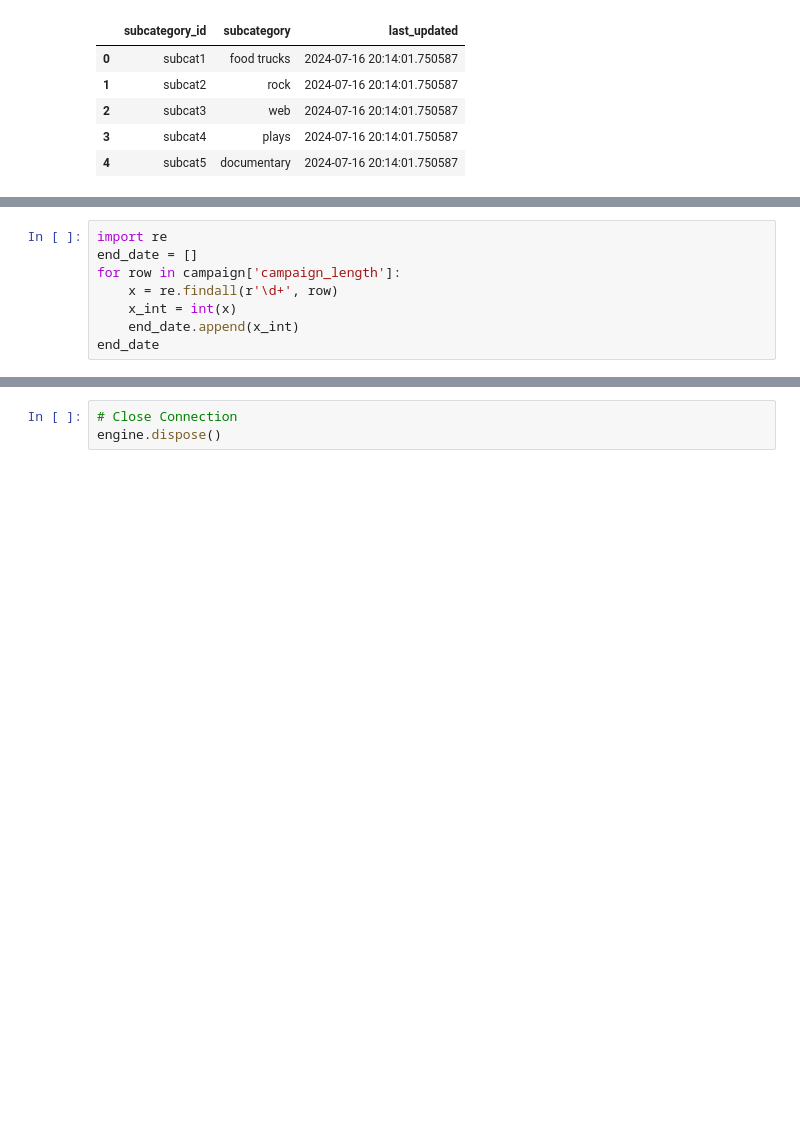
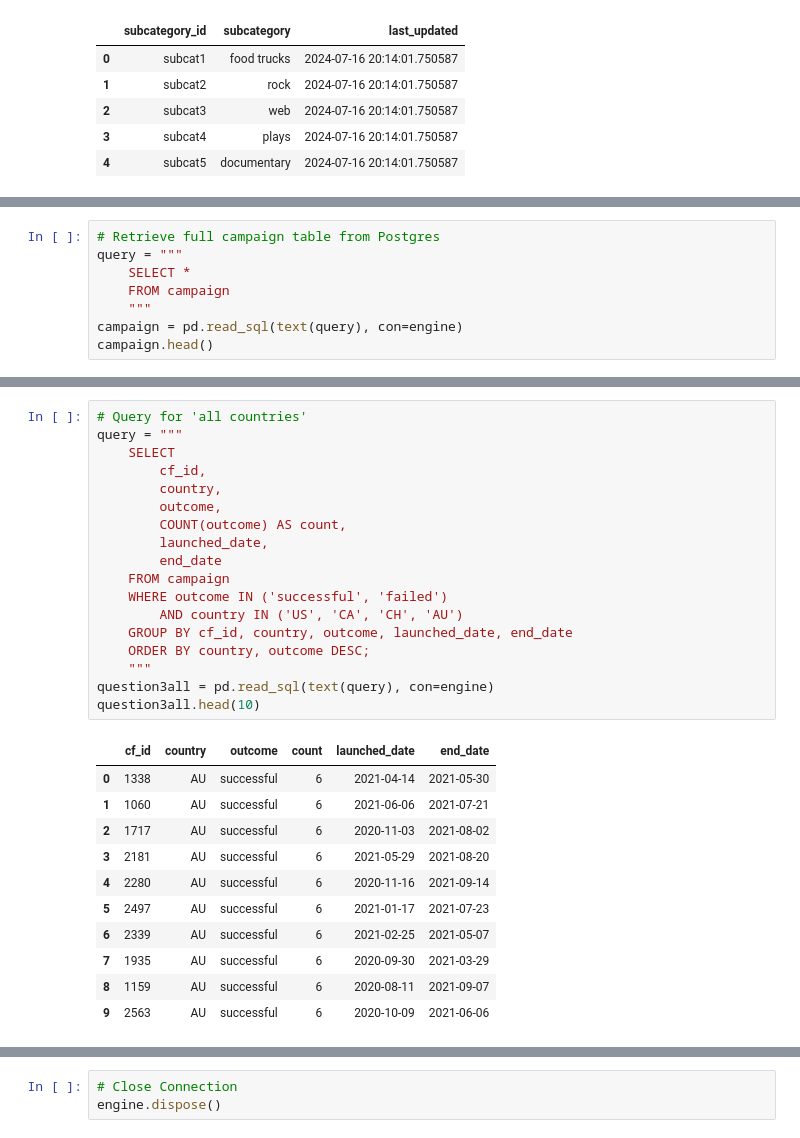
Before and after one commit to Corzalite/Group-17-project-2, a Jupyter notebook: IND_Marty_work/ETL_Data_Viz.ipynb, the cells around one changed output, grey strips where cells are left out. Cells and saved outputs as stored; diff of their text form; blank space fills up the shorter version.

```diff
--- a/IND_Marty_work/ETL_Data_Viz.ipynb
+++ b/IND_Marty_work/ETL_Data_Viz.ipynb
@@ -178,8 +170,0 @@ campaign
-# %%
-import re
-end_date = []
-for row in campaign['campaign_length']:
-    x = re.findall(r'\d+', row)
-    x_int = int(x)
-    end_date.append(x_int)
-end_date
@@ -242,0 +171,8 @@ plt.show()
+# %%
+# Retrieve full campaign table from Postgres
+query = """
+    SELECT *
+    FROM campaign
+    """
+campaign = pd.read_sql(text(query), con=engine)
+campaign.head()
@@ -242,0 +186,30 @@ plt.show()
+# %%
+# Query for 'all countries'
+query = """
+    SELECT
+        cf_id,
+        country,
+        outcome,
+        COUNT(outcome) AS count,
+        launched_date,
+        end_date
+    FROM campaign
+    WHERE outcome IN ('successful', 'failed')
+        AND country IN ('US', 'CA', 'CH', 'AU')
+    GROUP BY cf_id, country, outcome, launched_date, end_date
+    ORDER BY country, outcome DESC;
+    """
+question3all = pd.read_sql(text(query), con=engine)
+question3all.head(10)
+# %% [output]
+|  | cf_id | country | outcome | count | launched_date | end_date |
+| 0 | 1338 | AU | successful | 6 | 2021-04-14 | 2021-05-30 |
+| 1 | 1060 | AU | successful | 6 | 2021-06-06 | 2021-07-21 |
+| 2 | 1717 | AU | successful | 6 | 2020-11-03 | 2021-08-02 |
+| 3 | 2181 | AU | successful | 6 | 2021-05-29 | 2021-08-20 |
+| 4 | 2280 | AU | successful | 6 | 2020-11-16 | 2021-09-14 |
+| 5 | 2497 | AU | successful | 6 | 2021-01-17 | 2021-07-23 |
+| 6 | 2339 | AU | successful | 6 | 2021-02-25 | 2021-05-07 |
+| 7 | 1935 | AU | successful | 6 | 2020-09-30 | 2021-03-29 |
+| 8 | 1159 | AU | successful | 6 | 2020-08-11 | 2021-09-07 |
+| 9 | 2563 | AU | successful | 6 | 2020-10-09 | 2021-06-06 |
```
Also changed, not shown: parts of 11 cells of this notebook, 4 other files.
